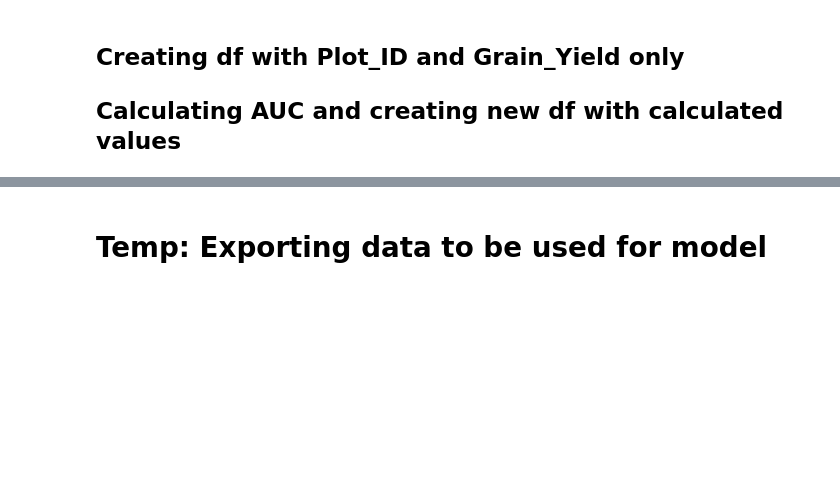
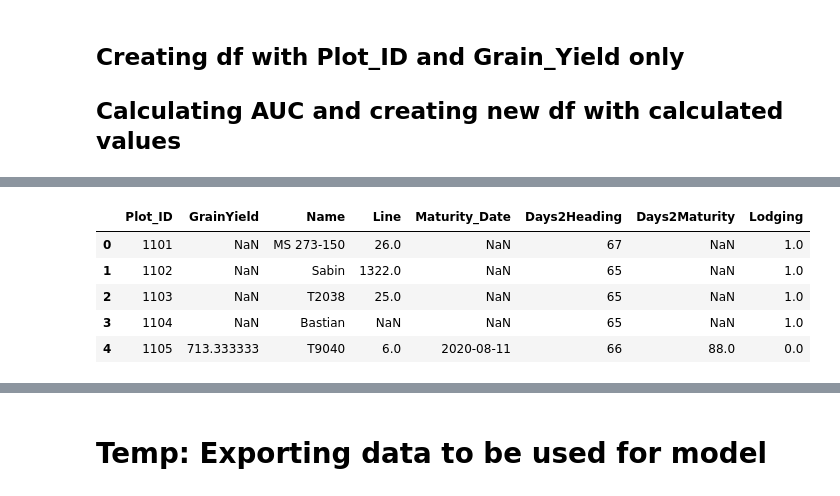
Before and after one commit to fahadijaz/spring_wheat_yield_prediction, a Jupyter notebook: 3. Weather and genomic data.ipynb, the cells around one changed output, grey strips where cells are left out. Saved outputs shown, nothing was run; the diff lists cells and outputs as text; code cells hidden in the pictures; blank space fills up the shorter version.

```diff
--- a/3. Weather and genomic data.ipynb
+++ b/3. Weather and genomic data.ipynb
@@ -295,0 +330,12 @@ all_df_dates_filtered
+# %%
+# If the dataset had Days 2 heading and days to maturity columns then create the
+# following dictionary with the respective sowing dates of each field as value
+all_df_dates_filtered = {}
+
+for df in all_df:
+    temp_df = locals()[df].copy()
+    field_temp = df.split('_')[0]+'_'+df.split('_')[1]
+    if 'Days2Heading' in temp_df.columns and 'Days2Maturity' in temp_df.columns:
+        print(df)
+        all_df_dates_filtered[df] = sowing_dict[field_temp]
+all_df_dates_filtered
@@ -301,7 +356,3 @@ from numpy import trapz
 # %% [markdown]
 ## Creating df with Plot_ID and Grain_Yield only
 ## Calculating AUC and creating new df with calculated values
-# %%
-cols = locals()[df].columns
-non_indices_cols = [x for x in cols if x.split('_')[0] not in general_col_names[1:]]
-non_indices_cols
@@ -310,35 +359,62 @@ non_indices_cols
 # %%
 simp_df_all = []
-for df, imp_dates in all_df_dates_filtered.items():
+samples_record_simps = {}
+for df, sowing in all_df_dates_filtered.items():
 
-    # Creating a list of columns which are not present in
-    # the general_col_names list (except the first item,i.e. Plot_ID)
     temp_df = locals()[df].copy()
     cols = temp_df.columns
-    non_indices_cols = [x for x in cols if x.split('_')[0] not in general_col_names[1:]]
 
-#     # ORR
-#     non_indices_cols = id_cols_new+yield_cols_found
-#     non_indices_cols
-
+    # Creating a list of columns which other than the indices (ID and yield columns)
+    # Making a temp list of yield columns since all entries from yield cols are not present in every df
+    temp_yield_cols = [x for x in temp_df.columns if x in yield_cols]
+    non_indices_cols = id_cols_new+temp_yield_cols
+    print(non_indices_cols)
     df_auc = temp_df[non_indices_cols]
-#     display(df_auc.head())
+    display(df_auc.head())
 
     # Calculating AUC and creating new df with calculated values
-    for col_name in general_col_names[1:]:
+    for col_name in base_indices+spectral_indices:
         df_simp = []
-        temp_cols = [x for x in cols if col_name+'_' in x]
-        temp_dates = [datetime.datetime.strptime(date.split('_')[1], '%d%m%y').date() for date in temp_cols]
+        # Making temp_cols list avoids problems finding and differentiating 'OSAVI' and 'GOSAVI'
+        temp_cols = [x for x in cols if col_name.split('_') == x.split('_')[:-1]]
+        temp_dates = [datetime.datetime.strptime(date.split('_')[-1], '%d%m%y').date() for date in temp_cols]
 
         # Calculating the days from sowing,i.e. age of the crop in days
-        sowing_date = datetime.datetime.strptime(imp_dates[0], '%d%m%y').date()
+        sowing_date = datetime.datetime.strptime(sowing, '%d%m%y').date()
 
-
+        temp_samples = []
         for sample in range(temp_df.shape[0]):
             # Number of days since sowing for each entry
             days_sow = [(x-sowing_date).days for x in temp_dates]
             # The respective value of the index in question
             temp_entries= [temp_df[x][sample] for x in temp_cols]
+
+            #### DROPPING DATES OUTSIDE HEADING AND MATURITY DATES ####
+            # Days to heading for current sample
+            DH = temp_df.Days2Heading[sample]
+            # Days to maturity for current sample
+            DM = temp_df.Days2Maturity[sample]
+
+            # Skip the entry if wither DH or DM is Nan
+            if str(DH)=='nan' or str(DM)=='nan':
+#                 print(DH, DM, 'NAN')
+                df_simp.append(np.nan)
+                continue
+
+            DH = int(DH)
+            DM = int(DM)
+            # Making sure that the maturity comes after heading
+            if DM < DH:
+                print(DM, DH)
+            assert DM > DH
+#             print(DM, DH)
+            heading_date = sowing_date + datetime.timedelta(days=DH)
+            maturity_date = sowing_date + datetime.timedelta(days=DM)
+
+            # Replacing the respective values of items in temp_entries with np.nan which correspond
+            # to dates not in between heading and maturity for that specific sub-plot
+            temp_entries = [y if heading_date <= x <= maturity_date else np.nan for x,y in zip(temp_dates, temp_entries)]
+
             # Dropping missing(nan) values from the entries
             temp_entries_dropna = [x for x in temp_entries if str(x) != 'nan']
 
@@ -347,9 +423,13 @@ for df, imp_dates in all_df_dates_filtered.items():
             # respective entries from days_sow list
             if not len(temp_entries_dropna) == len(days_sow):
                 # Dictionary comprehension
-                # Creating dictionary where temp_entries are not nan
+                # Creating dictionary(dict comprehension) where temp_entries are not nan
                 dict_dropna = {i: [temp_entries[i], days_sow[i]] for i in range(len(temp_entries))\
                        if not str(temp_entries[i]) == 'nan' }
+
+                # Checking if the previously created temp_entries_dropna is the same as the new that will
+                # be created from dict_dropna (Unnecessary check but curious to check if any problems arise)
+                assert temp_entries_dropna == [dict_dropna[i][0] for i in dict_dropna.keys()]
 
                 # Creating new temp_entries and days_sow after dropping nan and respective entries in days_sow
                 temp_entries_dropna = [dict_dropna[i][0] for i in dict_dropna.keys()]
@@ -359,12 +439,14 @@ for df, imp_dates in all_df_dates_filtered.items():
             assert len(temp_entries_dropna) == len(days_sow)
 
             df_simp.append(simps(temp_entries_dropna, days_sow))
+            temp_samples.append([simps(temp_entries_dropna, days_sow), temp_entries_dropna, days_sow])
+        samples_record_simps[df+'_'+col_name] = temp_samples
 
         # Insert the new column at the end, but before GrainYield
         df_auc.insert(len(df_auc.columns)-1, col_name, df_simp)
 
     # Adding the new name of the df to a list named simp_df_all
-    simp_df = df[:-15]+'_Simps'
+    simp_df = df.split('_')[0]+'_'+df.split('_')[1]+'_Simps'
     simp_df_all.append(simp_df)
     locals()[simp_df] = df_auc.copy()
 simp_df_all
@@ -375,0 +462,6 @@ simp_df_all
+|  | Plot_ID | GrainYield | Name | Line | Maturity_Date | Days2Heading | Days2Maturity | Lodging |
+| 0 | 1101 | NaN | MS 273-150 | 26.0 | NaN | 67 | NaN | 1.0 |
+| 1 | 1102 | NaN | Sabin | 1322.0 | NaN | 65 | NaN | 1.0 |
+| 2 | 1103 | NaN | T2038 | 25.0 | NaN | 65 | NaN | 1.0 |
+| 3 | 1104 | NaN | Bastian | NaN | NaN | 65 | NaN | 1.0 |
+| 4 | 1105 | 713.333333 | T9040 | 6.0 | 2020-08-11 | 66 | 88.0 | 0.0 |
```
Also changed, not shown: parts of 19 cells of this notebook, 5 other files.
